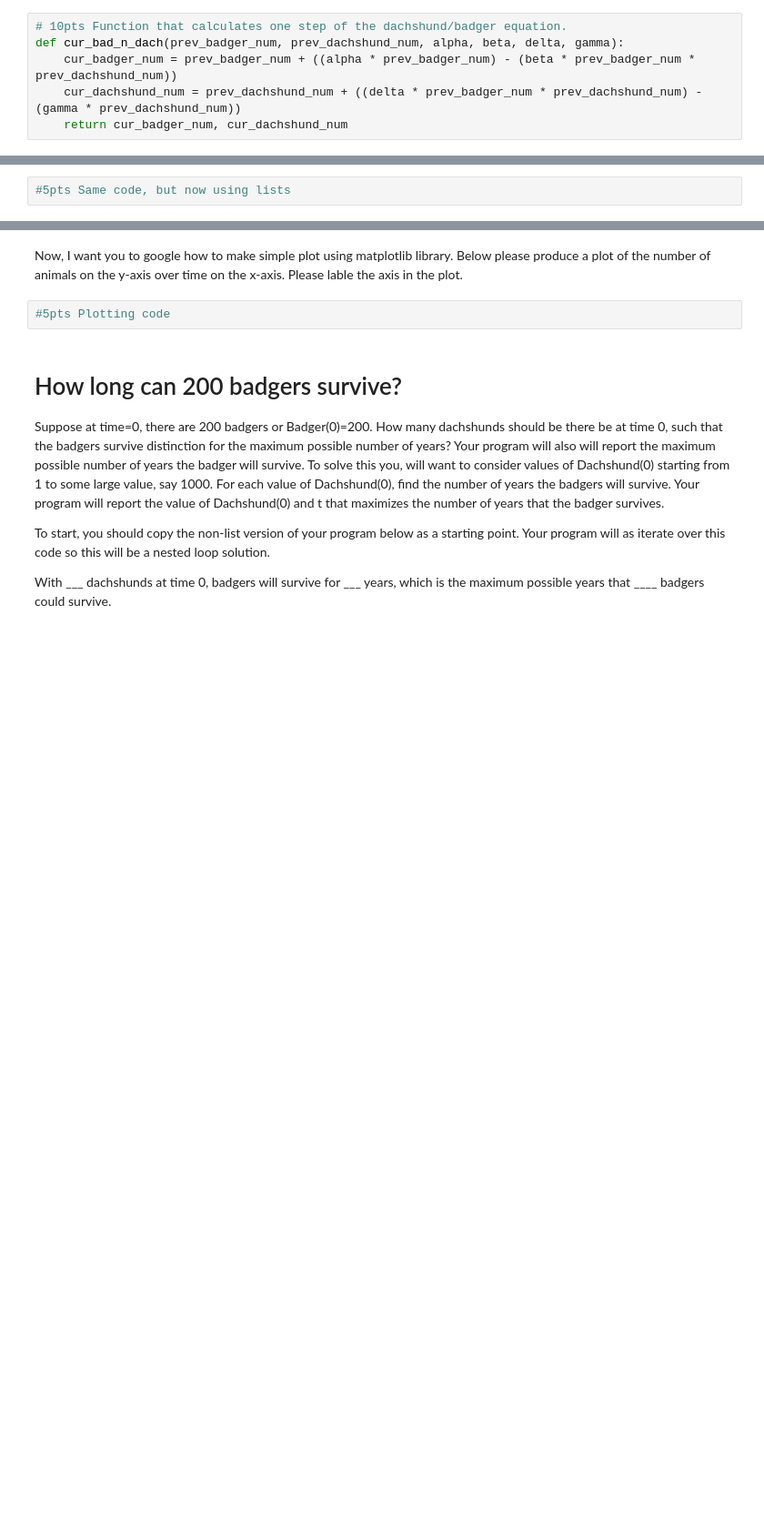
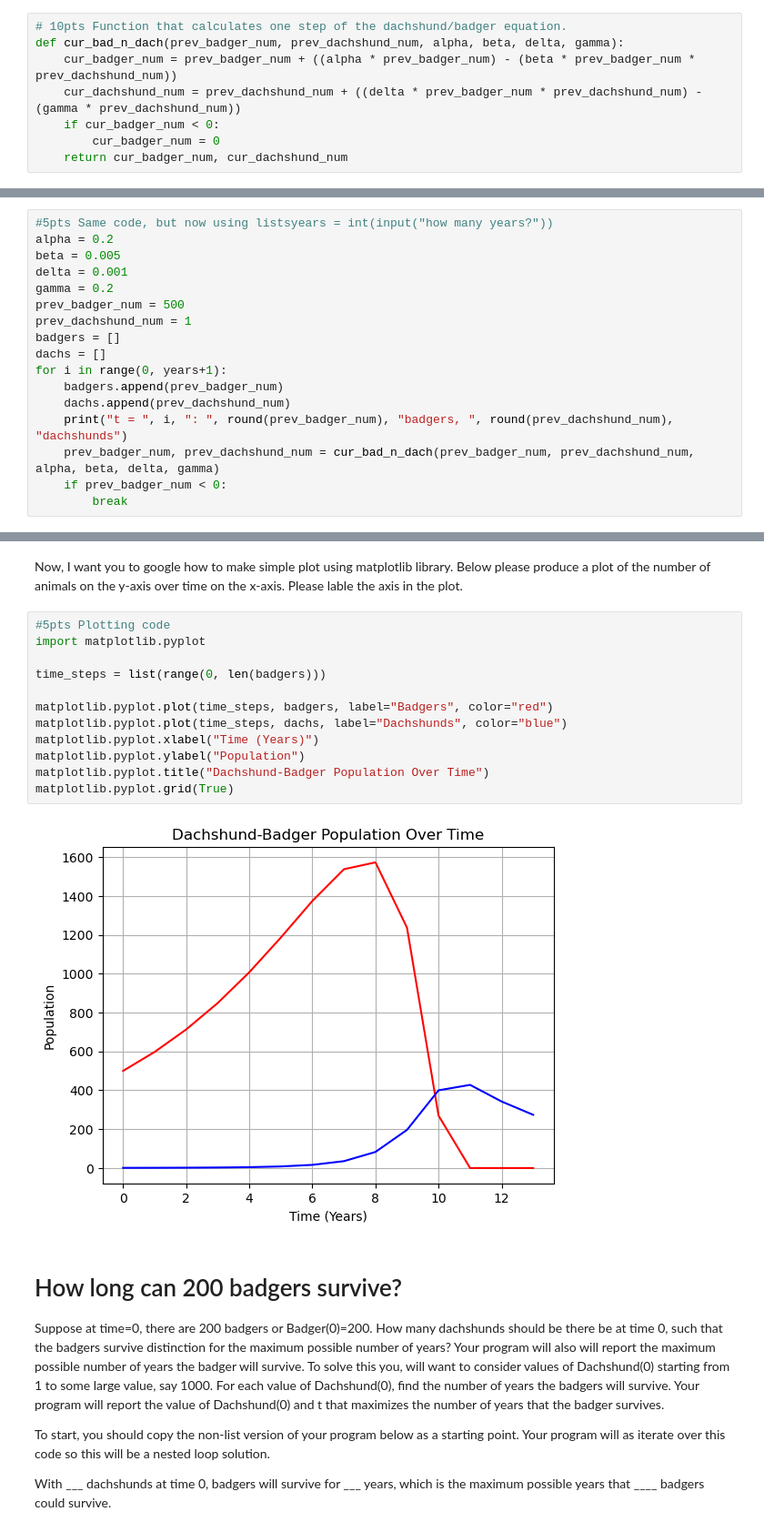
Before and after one commit to rhodes-cs-sanders/data242-sp25-hw1-vvsdanek, a Jupyter notebook: DATA242_hw1.ipynb, the cells around one changed output, grey strips where cells are left out. Shown at 91% size. Cells and saved outputs as stored; diff of their text form; blank space fills up the shorter version.

```diff
--- a/DATA242_hw1.ipynb
+++ b/DATA242_hw1.ipynb
@@ -50,6 +50,8 @@ You will write a program that uses the following parameter values, and calculate
 def cur_bad_n_dach(prev_badger_num, prev_dachshund_num, alpha, beta, delta, gamma):
     cur_badger_num = prev_badger_num + ((alpha * prev_badger_num) - (beta * prev_badger_num * prev_dachshund_num))
     cur_dachshund_num = prev_dachshund_num + ((delta * prev_badger_num * prev_dachshund_num) - (gamma * prev_dachshund_num))
+    if cur_badger_num < 0:
+        cur_badger_num = 0
     return cur_badger_num, cur_dachshund_num
 # %% [markdown]
 Write a snippet of code that asks for a number of years (we'll consider that as our "time step").  Your snippet of code will use the specified values and call the function that you wrote and report the number of dachshunds and badgers at each time step.  You'll hard code that at time 0, there will be 500 badgers and 1 dachshund.  This initialization should be at the very top of your code.  Do not use a list to solve this problem.   Here's an example output from this program:
@@ -114,4 +116,19 @@ t =  13 :  67 badgers,  315 dachshunds
 # %% [markdown]
 Now, I want you to copy paste the code from above to the cell below and change your so that you create two list that store the number of dachshund/badgers over time.  **You should also now stop your loop if one of the populations fall below 0.**
 # %%
-#5pts Same code, but now using lists
+#5pts Same code, but now using listsyears = int(input("how many years?"))
+alpha = 0.2
+beta = 0.005
+delta = 0.001
+gamma = 0.2
+prev_badger_num = 500
+prev_dachshund_num = 1
+badgers = []
+dachs = []
+for i in range(0, years+1):
+    badgers.append(prev_badger_num)
+    dachs.append(prev_dachshund_num)
+    print("t = ", i, ": ", round(prev_badger_num), "badgers, ", round(prev_dachshund_num), "dachshunds")
+    prev_badger_num, prev_dachshund_num = cur_bad_n_dach(prev_badger_num, prev_dachshund_num, alpha, beta, delta, gamma)
+    if prev_badger_num < 0:
+        break
@@ -119,6 +151,18 @@ Now, I want you to copy paste the code from above to the cell below and change y
 Now, I want you to google how to make simple plot using matplotlib library.  Below please produce a plot of the number of animals on the y-axis over time on the x-axis.  Please lable the axis in the plot.
 # %%
 #5pts Plotting code
+import matplotlib.pyplot
+
+time_steps = list(range(0, len(badgers)))
+
+matplotlib.pyplot.plot(time_steps, badgers, label="Badgers", color="red")
+matplotlib.pyplot.plot(time_steps, dachs, label="Dachshunds", color="blue")
+matplotlib.pyplot.xlabel("Time (Years)")
+matplotlib.pyplot.ylabel("Population")
+matplotlib.pyplot.title("Dachshund-Badger Population Over Time")
+matplotlib.pyplot.grid(True)
+# %% [output]
+[figure, added]
 # %% [markdown]
 # How long can 200 badgers survive?
 Suppose at time=0, there are 200 badgers or Badger(0)=200.   How many dachshunds should be there be at time 0, such that the badgers survive distinction for the maximum possible number of years?  Your program will also will report the maximum possible number of years the badger will survive.   To solve this you, will want to consider values of Dachshund(0) starting from 1 to some large value, say 1000.   For each value of Dachshund(0), find the number of years the badgers will survive.  Your program will report the value of Dachshund(0) and t that maximizes the number of years that the badger survives.
```
Also changed, not shown: parts of 5 cells of this notebook.
